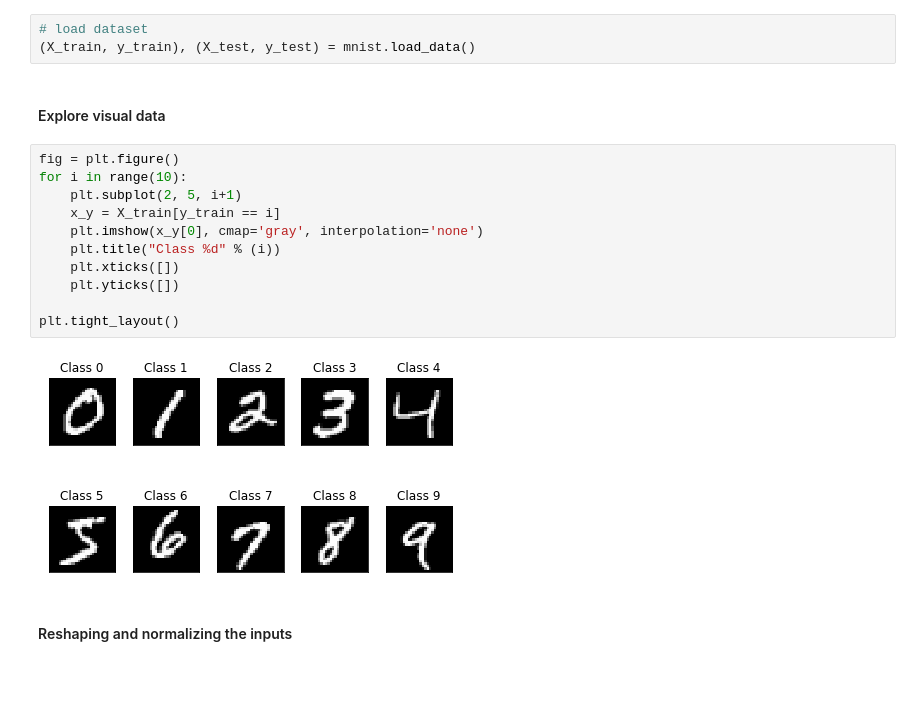
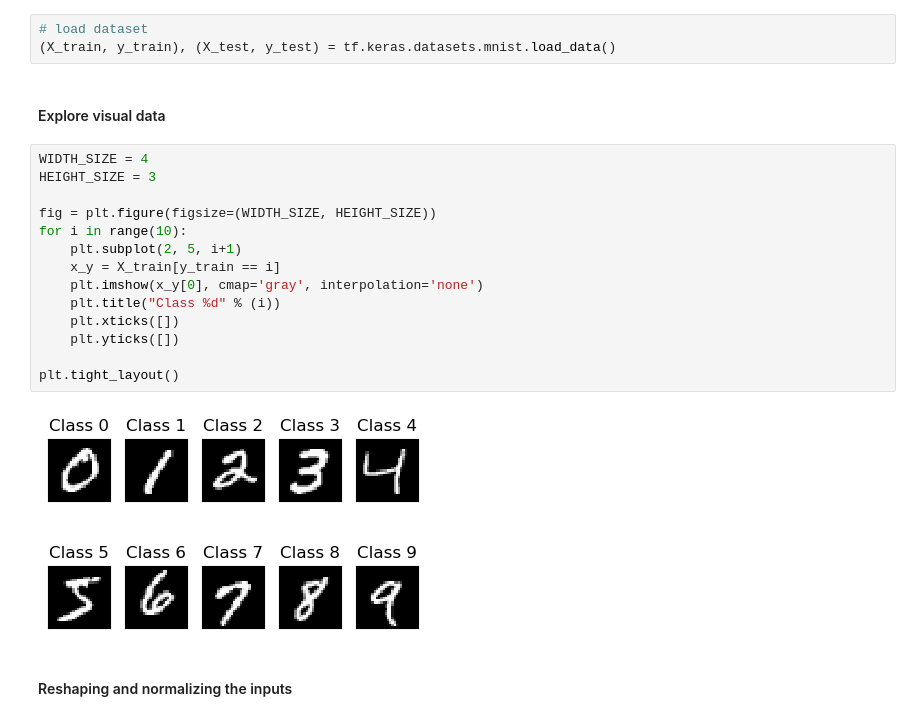
Before and after one commit to mafda/generative_adversarial_networks_101, a Jupyter notebook: src/mnist/06_LSGAN_MNIST.ipynb, the cells around one changed output. Saved outputs shown, nothing was run; the diff lists cells and outputs as text; blank space fills up the shorter version.

Commit message:
update lsgan mnist with new environment dependencies

```diff
--- a/src/mnist/06_LSGAN_MNIST.ipynb
+++ b/src/mnist/06_LSGAN_MNIST.ipynb
@@ -94,22 +87,25 @@ Using TensorFlow backend.
 #### Getting the data
 # %%
 # load dataset
-(X_train, y_train), (X_test, y_test) = mnist.load_data()
+(X_train, y_train), (X_test, y_test) = tf.keras.datasets.mnist.load_data()
 # %% [markdown]
 #### Explore visual data
 # %%
-fig = plt.figure()
+WIDTH_SIZE = 4
+HEIGHT_SIZE = 3
+
+fig = plt.figure(figsize=(WIDTH_SIZE, HEIGHT_SIZE))
 for i in range(10):
     plt.subplot(2, 5, i+1)
     x_y = X_train[y_train == i]
     plt.imshow(x_y[0], cmap='gray', interpolation='none')
     plt.title("Class %d" % (i))
     plt.xticks([])
     plt.yticks([])
 
 plt.tight_layout()
 # %% [output]
-[figure, old version]
+[figure, new version]
 # %% [markdown]
 #### Reshaping and normalizing the inputs
 # %%
```
Also changed, not shown: parts of 13 cells of this notebook, 4 other files.
